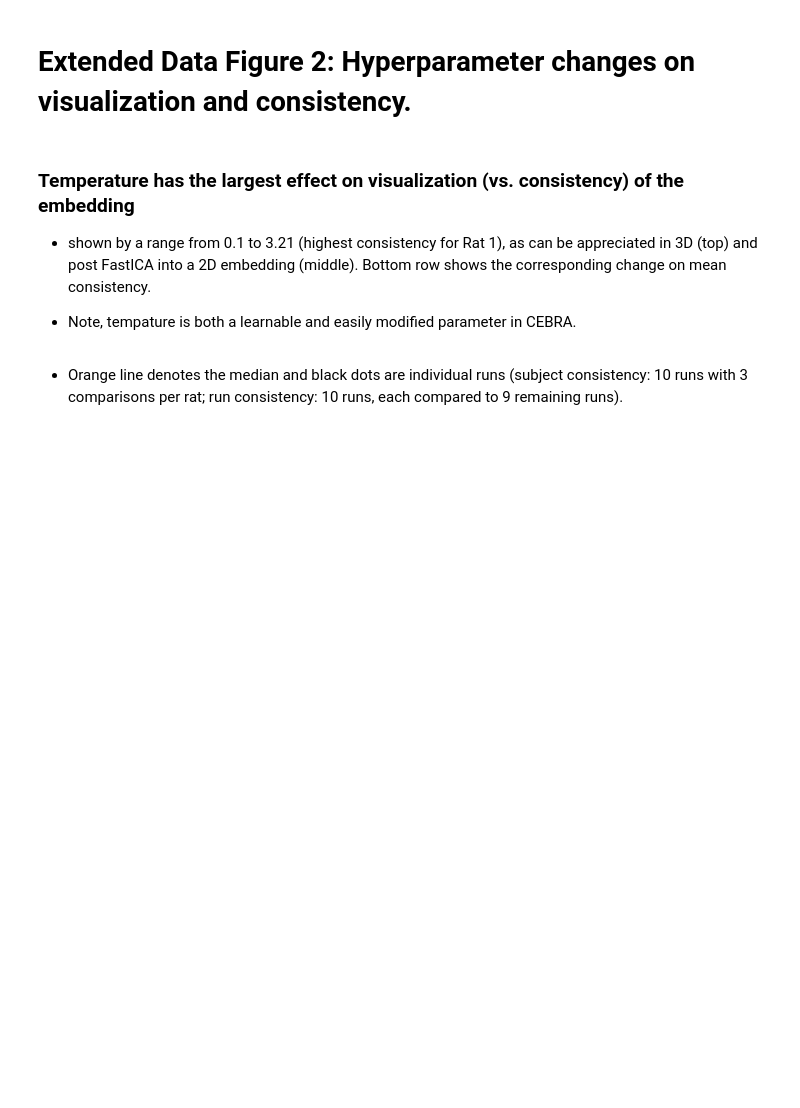
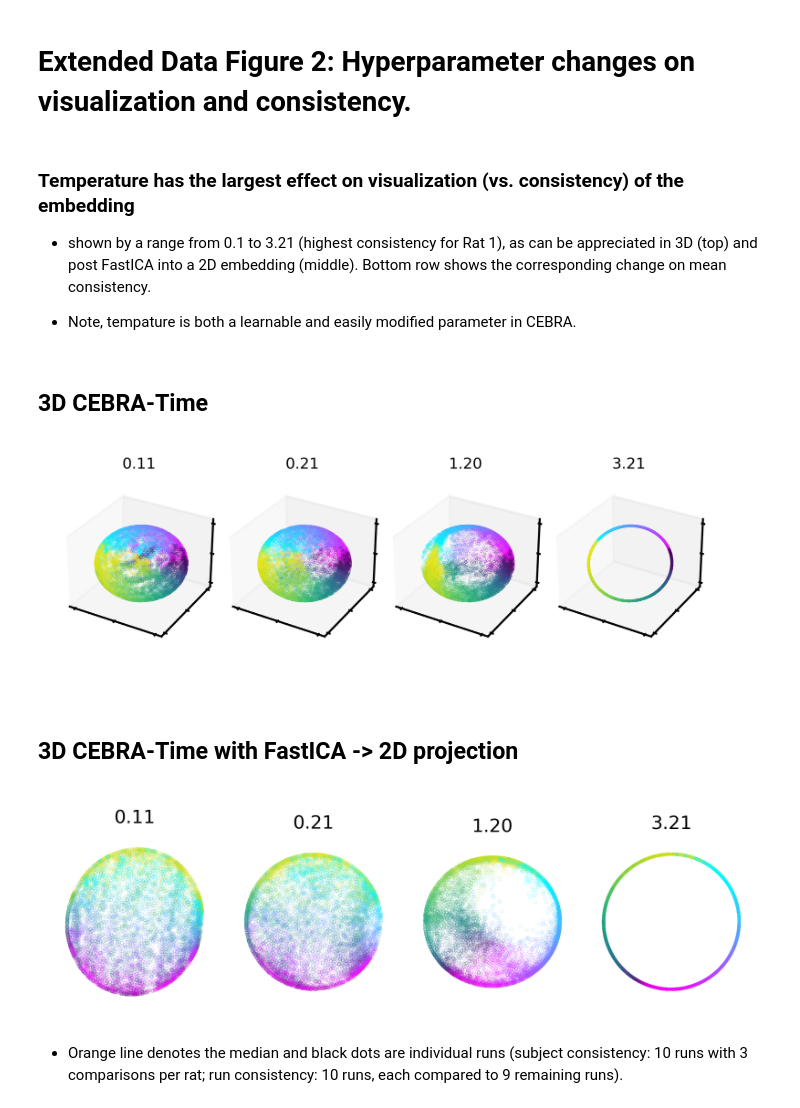
Before and after one commit to AdaptiveMotorControlLab/cebra-figures, a Jupyter notebook: figures/ExtendedDataFigure2.ipynb, the cells around one changed output. Cells and saved outputs as stored; diff of their text form; code cells hidden in the pictures; blank space fills up the shorter version.

```diff
--- a/figures/ExtendedDataFigure2.ipynb
+++ b/figures/ExtendedDataFigure2.ipynb
@@ -11,3 +9,69 @@
+# %%
+import pandas as pd
+import numpy as np
+from IPython.display import HTML
+import matplotlib.pyplot as plt
+
+
+def _rotate(angle):
+    rot = np.eye(2) * np.cos(angle)
+    rot[1, 0] = np.sin(angle)
+    rot[0, 1] = -rot[1, 0]
+    return rot
+
+
+def scatter(data, index, ax, s=0.01, alpha=0.5, **kwargs):
+    mask = index[:, 1] > 0
+    ax.scatter(
+        *data[mask].T, c=index[mask, 0], s=s, cmap="viridis_r", alpha=alpha, **kwargs
+    )
+    ax.scatter(
+        *data[~mask].T, c=index[~mask, 0], s=s, cmap="cool", alpha=alpha, **kwargs
+    )
+
+
+def plot_across_temperatures(embeddings):
+    display(HTML("<h2>3D CEBRA-Time</h2>"))
+    fig = plt.figure(figsize=(4, 4), dpi=600)
+    for i, args, embedding, data, ica, labels in embeddings.values:
+        data = data @ np.array([[0, 1, 0], [1, 0, 0], [0, 0, 1]])
+        ax = fig.add_subplot(1, 4, i + 1, projection="3d")
+        scatter(data, labels, ax)
+        ax.set_xlim([-1.1, 1.1])
+        ax.set_ylim([-1.1, 1.1])
+        ax.set_zlim([-1.1, 1.1])
+        ax.set_xticklabels([])
+        ax.set_yticklabels([])
+        ax.set_zticklabels([])
+        ax.grid(visible=False)
+        ax.set_title("{temperature:.2f}".format(**args), fontsize=6)
+
+    fig.subplots_adjust(left=0, wspace=-0.0)
+    plt.show()
+
+    display(HTML("<h2>3D CEBRA-Time with FastICA -> 2D projection</h2>"))
+    fig = plt.figure(figsize=(4, 1), dpi=600)
+    for i, args, embedding, data, ica, labels in embeddings.values:
+        ax = fig.add_subplot(1, 4, i + 1)
+        rot = _rotate(np.pi)
+        scatter(ica @ rot, labels, ax, s=0.001, alpha=0.9, marker="o")
+        ax.set_xticklabels([])
+        ax.set_yticklabels([])
+        ax.grid(visible=False)
+        ax.set_aspect("equal")
+        ax.axis("off")
+        ax.set_title("{temperature:.2f}".format(**args), fontsize=6)
+
+    plt.show()
+
+
+embeddings = pd.read_hdf("../data/EDFigure2.h5", key="data")
+plot_across_temperatures(embeddings)
+# %% [output]
+3D CEBRA-Time
+[figure, added]
+3D CEBRA-Time with FastICA -> 2D projection
+[figure, added]
 # %% [markdown]
 - Orange line denotes the median and black dots are individual runs (subject consistency: 10 runs with 3 comparisons per rat; run consistency: 10 runs, each compared to 9 remaining runs).
 # %%
```
Also changed, not shown: parts of 1 cell of this notebook, 3 other files.
